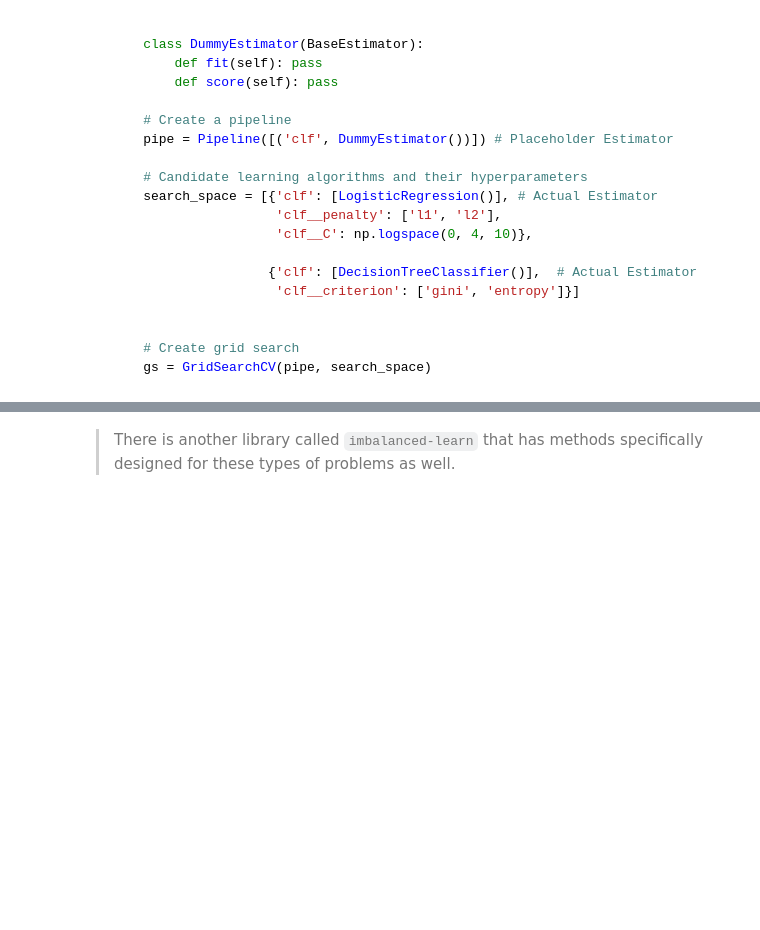
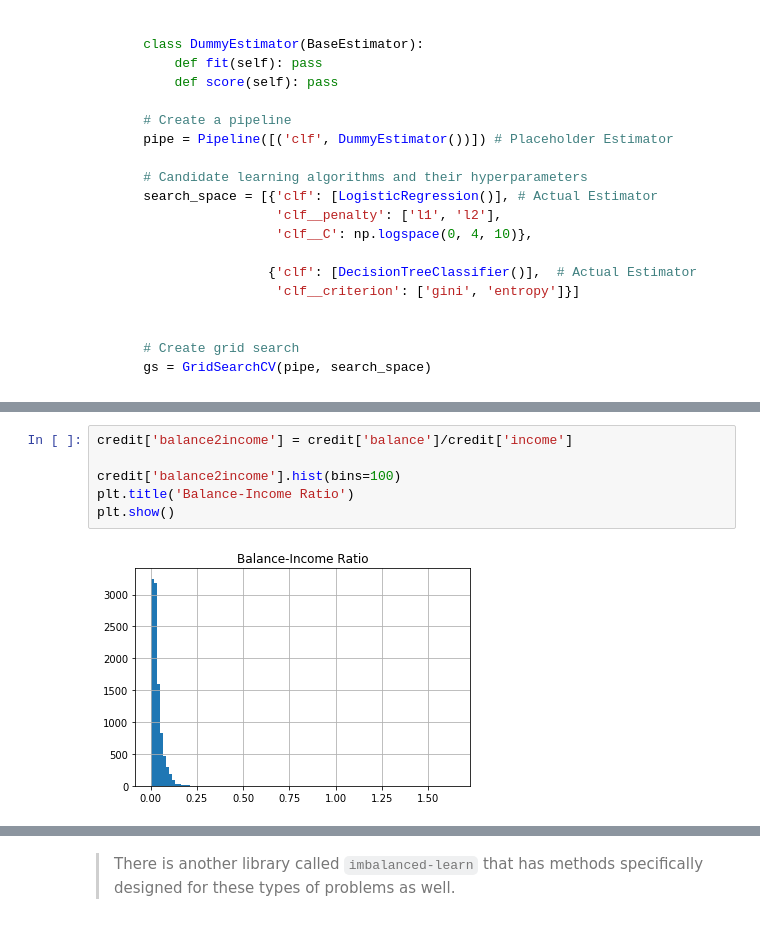
Before and after one commit to appliedecon/data602-lectures, a Jupyter notebook: week07/model-evaluation.ipynb, the cells around one changed output, grey strips where cells are left out. Drawn from its saved outputs; the diff is of its cells as text; blank space fills up the shorter version.

```diff
--- a/week07/model-evaluation.ipynb
+++ b/week07/model-evaluation.ipynb
@@ -893,0 +891,8 @@ You could get 90% accuracy by saying "NO" to every example (which is bad).
+# %%
+credit['balance2income'] = credit['balance']/credit['income']
+
+credit['balance2income'].hist(bins=100)
+plt.title('Balance-Income Ratio')
+plt.show()
+# %% [output]
+[figure, added]
```
Also changed, not shown: parts of 52 cells of this notebook.
